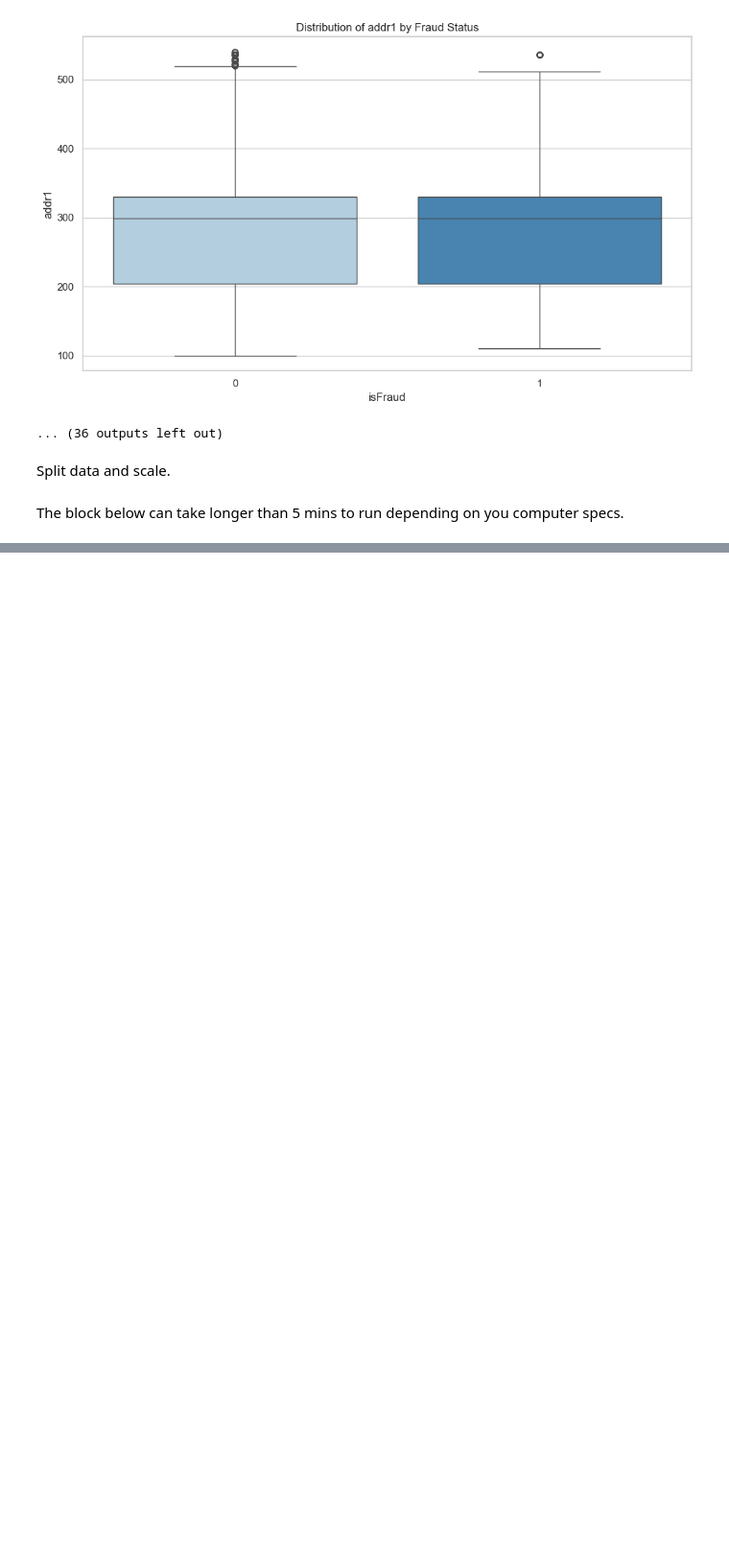
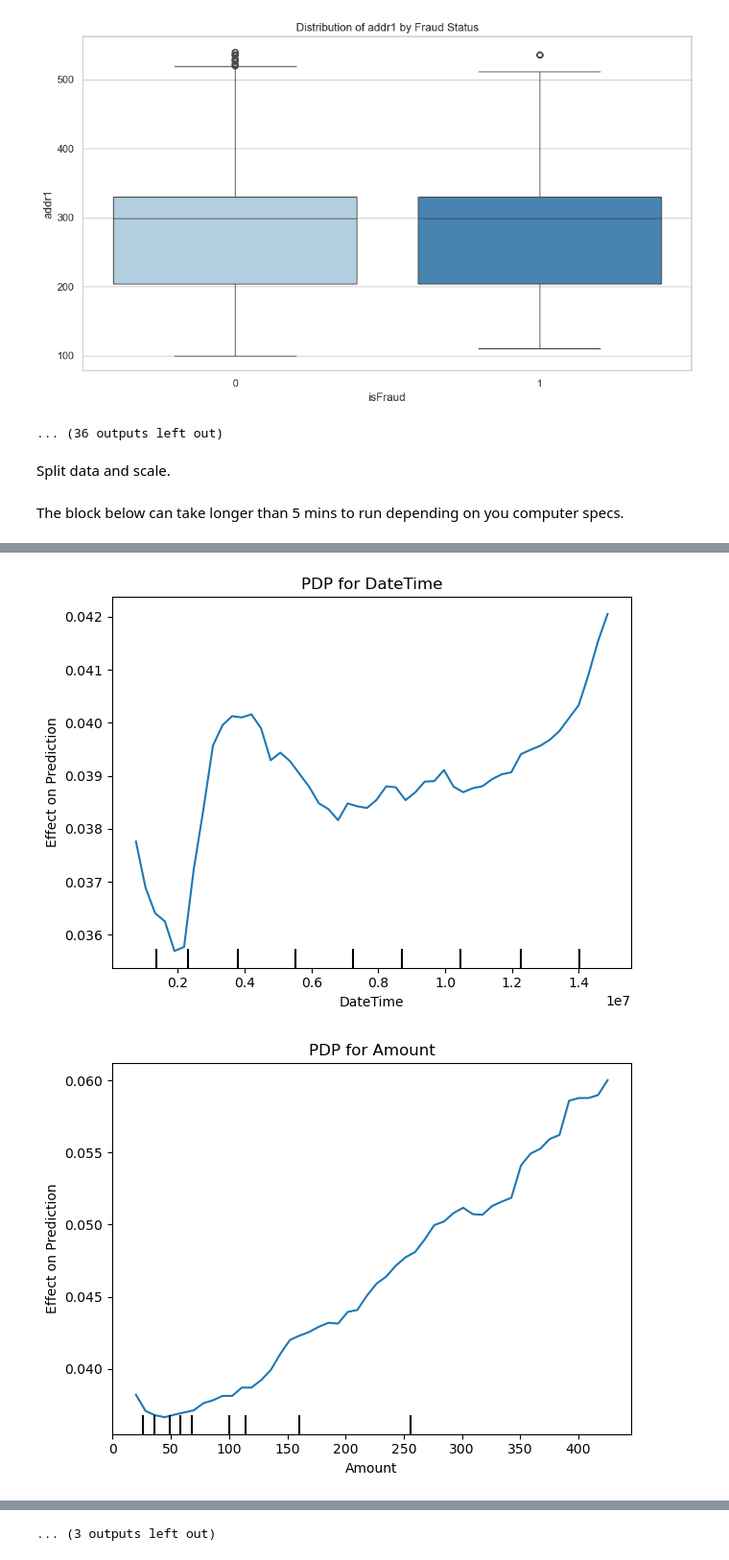
Before and after one commit to ackerman-alex/IDS789_credit_card_fraud_detection, a Jupyter notebook: IDS789_credit_card_fraud_detection.ipynb, the cells around one changed output, grey strips where cells are left out. Shown at 96% size. Drawn from its saved outputs; the diff is of its cells as text; code cells hidden in the pictures; blank space fills up the shorter version.

```diff
--- a/IDS789_credit_card_fraud_detection.ipynb
+++ b/IDS789_credit_card_fraud_detection.ipynb
@@ -462,0 +687,25 @@ for metric_name, scores in metrics.items():
+# %%
+from sklearn.inspection import partial_dependence, PartialDependenceDisplay
+import matplotlib.pyplot as plt
+
+# Create a copy of the test set and sample a smaller subset
+X_test_copy = X_test.copy()
+X_test_sample = X_test_copy.sample(10_000, random_state=42)  # Use the same sampled data
+
+# Plot PDP for the top 15 features
+for i, feature in enumerate(selected_features):
+    feature_idx = list(X_test.columns).index(feature)  # Get the feature index
+    PartialDependenceDisplay.from_estimator(
+        rf,  # Random Forest model
+        X_test_sample,  # Sampled data
+        [feature_idx],  # Single feature
+        grid_resolution=50,  # Number of evaluation points
+    )
+    plt.title(f"PDP for {top_features_names[i]}")
+    plt.xlabel(top_features_names[i])
+    plt.ylabel("Effect on Prediction")
+    plt.tight_layout()
+    plt.show()
+# %% [output]
+[figure, added]
+[figure, added]
@@ -462,0 +722 @@ for metric_name, scores in metrics.items():
+... (3 outputs left out)
```
Also changed, not shown: parts of 18 cells of this notebook.
